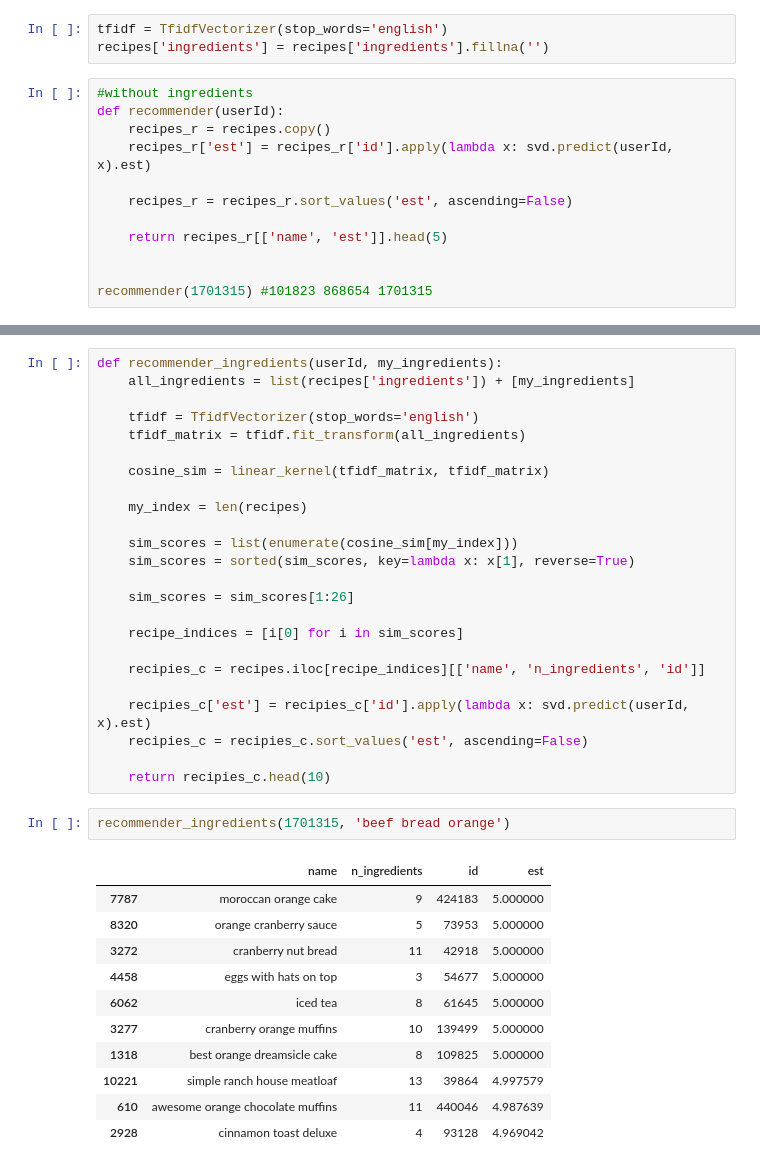
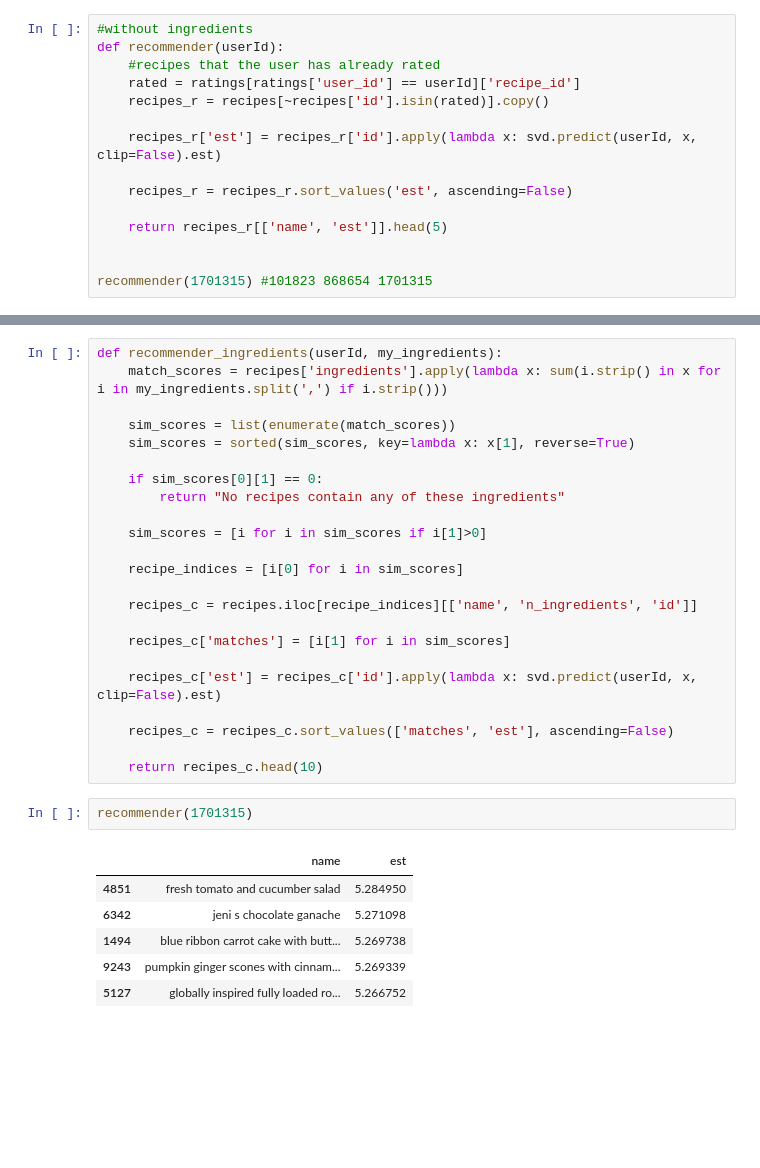
Before and after one commit to angeltveiit/info345--2, a Jupyter notebook: recommender.ipynb, the cells around one changed output, grey strips where cells are left out. Saved outputs shown, nothing was run; the diff lists cells and outputs as text; blank space fills up the shorter version.

```diff
--- a/recommender.ipynb
+++ b/recommender.ipynb
@@ -22,14 +17,14 @@ trainset = data.build_full_trainset()
 svd.fit(trainset)
 # %% [output]
 <surprise.prediction_algorithms.matrix_factorization.SVD at 0x...>
-# %%
-tfidf = TfidfVectorizer(stop_words='english')
-recipes['ingredients'] = recipes['ingredients'].fillna('')
 # %%
 #without ingredients
 def recommender(userId):
-    recipes_r = recipes.copy()
-    recipes_r['est'] = recipes_r['id'].apply(lambda x: svd.predict(userId, x).est)
+    #recipes that the user has already rated
+    rated = ratings[ratings['user_id'] == userId]['recipe_id']
+    recipes_r = recipes[~recipes['id'].isin(rated)].copy()
+
+    recipes_r['est'] = recipes_r['id'].apply(lambda x: svd.predict(userId, x, clip=False).est)
 
     recipes_r = recipes_r.sort_values('est', ascending=False)
 
@@ -47,38 +42,32 @@ recommender(1701315) #101823 868654 1701315
 # %%
 def recommender_ingredients(userId, my_ingredients):
-    all_ingredients = list(recipes['ingredients']) + [my_ingredients]
+    match_scores = recipes['ingredients'].apply(lambda x: sum(i.strip() in x for i in my_ingredients.split(',') if i.strip()))
 
-    tfidf = TfidfVectorizer(stop_words='english')
-    tfidf_matrix = tfidf.fit_transform(all_ingredients)
-
-    cosine_sim = linear_kernel(tfidf_matrix, tfidf_matrix)
-
-    my_index = len(recipes)
-
-    sim_scores = list(enumerate(cosine_sim[my_index]))
+    sim_scores = list(enumerate(match_scores))
     sim_scores = sorted(sim_scores, key=lambda x: x[1], reverse=True)
 
-    sim_scores = sim_scores[1:26]
+    if sim_scores[0][1] == 0:
+        return "No recipes contain any of these ingredients"
+
+    sim_scores = [i for i in sim_scores if i[1]>0]
 
     recipe_indices = [i[0] for i in sim_scores]
 
-    recipies_c = recipes.iloc[recipe_indices][['name', 'n_ingredients', 'id']]
+    recipes_c = recipes.iloc[recipe_indices][['name', 'n_ingredients', 'id']]
 
-    recipies_c['est'] = recipies_c['id'].apply(lambda x: svd.predict(userId, x).est)
-    recipies_c = recipies_c.sort_values('est', ascending=False)
+    recipes_c['matches'] = [i[1] for i in sim_scores]
 
-    return recipies_c.head(10)
+    recipes_c['est'] = recipes_c['id'].apply(lambda x: svd.predict(userId, x, clip=False).est)
+
+    recipes_c = recipes_c.sort_values(['matches', 'est'], ascending=False)
+
+    return recipes_c.head(10)
 # %%
-recommender_ingredients(1701315, 'beef bread orange')
+recommender(1701315)
 # %% [output]
-|  | name | n_ingredients | id | est |
-| 7787 | moroccan orange cake | 9 | 424183 | 5.000000 |
-| 8320 | orange cranberry sauce | 5 | 73953 | 5.000000 |
-| 3272 | cranberry nut bread | 11 | 42918 | 5.000000 |
-| 4458 | eggs with hats on top | 3 | 54677 | 5.000000 |
-| 6062 | iced tea | 8 | 61645 | 5.000000 |
-| 3277 | cranberry orange muffins | 10 | 139499 | 5.000000 |
-| 1318 | best orange dreamsicle cake | 8 | 109825 | 5.000000 |
-| 10221 | simple ranch house meatloaf | 13 | 39864 | 4.997579 |
-| 610 | awesome orange chocolate muffins | 11 | 440046 | 4.987639 |
-| 2928 | cinnamon toast deluxe | 4 | 93128 | 4.969042 |
+|  | name | est |
+| 4851 | fresh tomato and cucumber salad | 5.284950 |
+| 6342 | jeni s chocolate ganache | 5.271098 |
+| 1494 | blue ribbon carrot cake with butt... | 5.269738 |
+| 9243 | pumpkin ginger scones with cinnam... | 5.269339 |
+| 5127 | globally inspired fully loaded ro... | 5.266752 |
```
Also changed, not shown: parts of 5 cells of this notebook, 4 other files.
